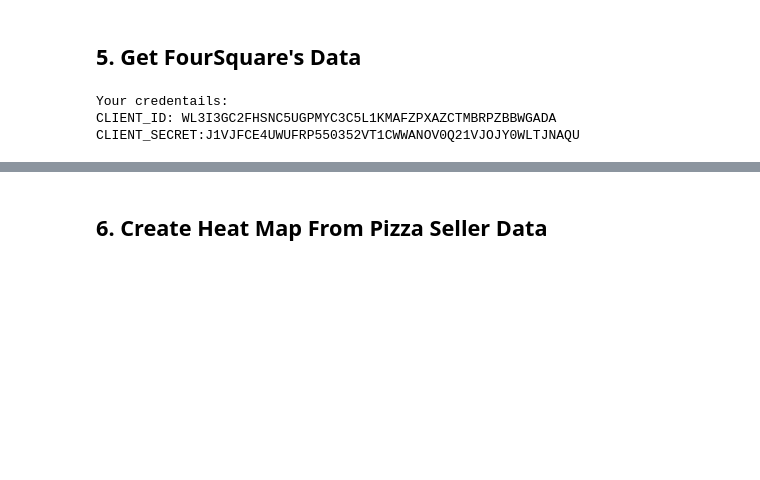
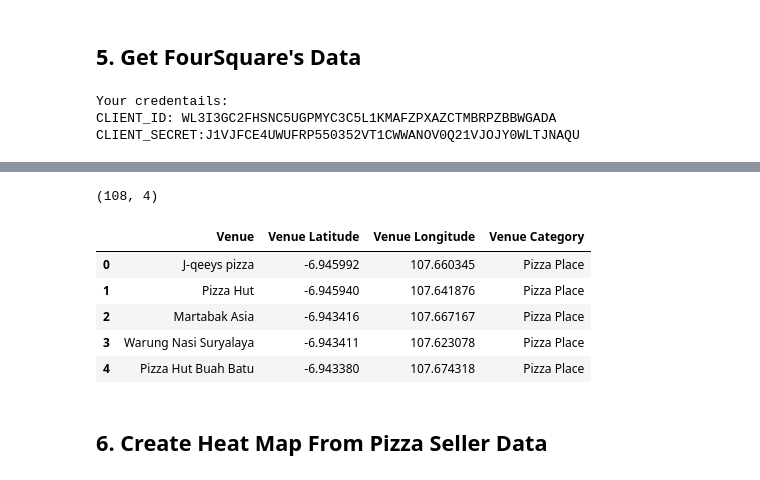
Before and after one commit to JoshuaAbel20/Coursera_Capstone, a Jupyter notebook: Final_Project/Final_Project.ipynb, the cells around one changed output, grey strips where cells are left out. Saved outputs shown, nothing was run; the diff lists cells and outputs as text; code cells hidden in the pictures; blank space fills up the shorter version.

```diff
--- a/Final_Project/Final_Project.ipynb
+++ b/Final_Project/Final_Project.ipynb
@@ -231,3 +219,16 @@ bandung_venues.head()
+# %%
+# Drop duplicate value in case if one venue collected from multiple Kelurahan
+final_df = bandung_venues.sort_values('Venue Latitude').drop_duplicates(subset='Venue Latitude', keep='first').reset_index(drop=True)
+print(final_df.shape)
+final_df.head()
+# %% [output]
+(108, 4)
+|  | Venue | Venue Latitude | Venue Longitude | Venue Category |
+| 0 | J-qeeys pizza | -6.945992 | 107.660345 | Pizza Place |
+| 1 | Pizza Hut | -6.945940 | 107.641876 | Pizza Place |
+| 2 | Martabak Asia | -6.943416 | 107.667167 | Pizza Place |
+| 3 | Warung Nasi Suryalaya | -6.943411 | 107.623078 | Pizza Place |
+| 4 | Pizza Hut Buah Batu | -6.943380 | 107.674318 | Pizza Place |
 # %% [markdown]
 ## 6. Create Heat Map From Pizza Seller Data
 # %%
```
Also changed, not shown: parts of 8 cells of this notebook, 3 other files.
